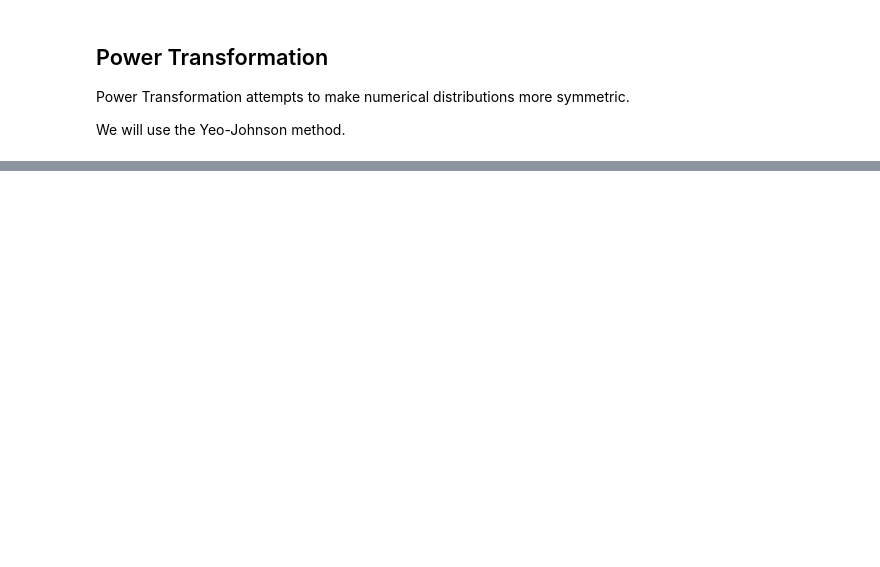
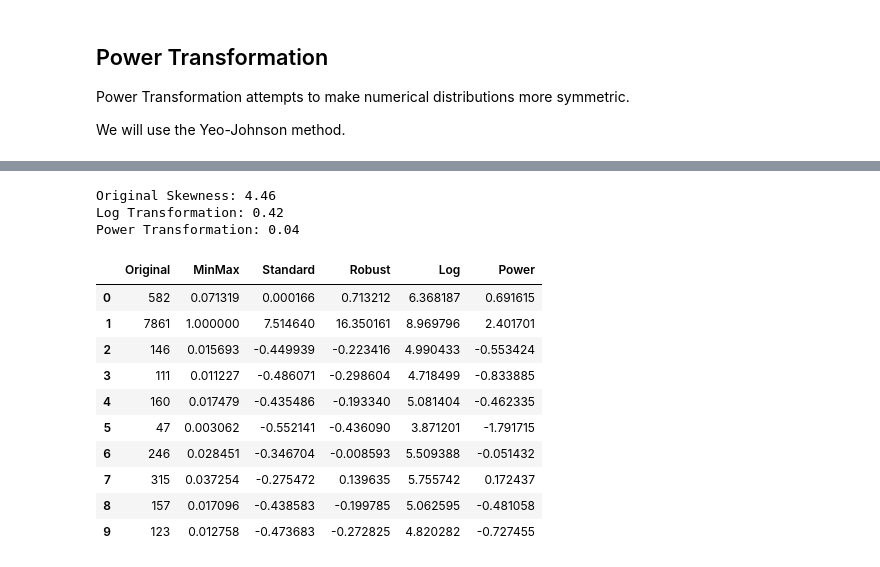
Before and after one commit to Kainatfatima0311/machine-learning-beginner-to-advanced, a Jupyter notebook: Data-Preprocessing/18_data_consistency_and_standardization.ipynb, the cells around one changed output, grey strips where cells are left out. Saved outputs shown, nothing was run; the diff lists cells and outputs as text; code cells hidden in the pictures; blank space fills up the shorter version.

Commit message:
Add data consistency and standardization

```diff
--- a/Data-Preprocessing/18_data_consistency_and_standardization.ipynb
+++ b/Data-Preprocessing/18_data_consistency_and_standardization.ipynb
@@ -33,7 +33,7 @@ from sklearn.preprocessing import (
 )
 # %%
 df = pd.read_csv(
-    "../datasets/heart_failure_clinical_records_dataset-selected-columns.csv"
+    "../heart_failure_clinical_records_dataset-selected-columns.csv"
 )
 
 df.head()
@@ -279,3 +448,26 @@ print(
 Power Transformation attempts to make numerical distributions more symmetric.
 
 We will use the Yeo-Johnson method.
+# %%
+power_feature = "creatinine_phosphokinase"
+
+power_transformer = PowerTransformer(
+    method="yeo-johnson"
+)
+
+power_values = power_transformer.fit_transform(
+    df[[power_feature]]
+)
+
+df_power = df.copy()
+
+df_power[
+    "creatinine_phosphokinase_power"
+] = power_values.flatten()
+
+df_power[
+    [
+        power_feature,
+        "creatinine_phosphokinase_power"
+    ]
+].head()
@@ -281,0 +481,46 @@ We will use the Yeo-Johnson method.
+# %%
+power_skew = df_power[
+    "creatinine_phosphokinase_power"
+].skew()
+
+print(
+    "Original Skewness:",
+    round(original_skew, 2)
+)
+
+print(
+    "Log Transformation:",
+    round(log_skew, 2)
+)
+
+print(
+    "Power Transformation:",
+    round(power_skew, 2)
+)
+# %% [output]
+Original Skewness: 4.46
+Log Transformation: 0.42
+Power Transformation: 0.04
+# %%
+final_comparison = pd.DataFrame({
+    "Original": df["creatinine_phosphokinase"],
+    "MinMax": df_minmax["creatinine_phosphokinase"],
+    "Standard": df_standard["creatinine_phosphokinase"],
+    "Robust": df_robust["creatinine_phosphokinase"],
+    "Log": df_log["creatinine_phosphokinase_log"],
+    "Power": df_power["creatinine_phosphokinase_power"]
+})
+
+final_comparison.head(10)
+# %% [output]
+|  | Original | MinMax | Standard | Robust | Log | Power |
+| 0 | 582 | 0.071319 | 0.000166 | 0.713212 | 6.368187 | 0.691615 |
+| 1 | 7861 | 1.000000 | 7.514640 | 16.350161 | 8.969796 | 2.401701 |
+| 2 | 146 | 0.015693 | -0.449939 | -0.223416 | 4.990433 | -0.553424 |
+| 3 | 111 | 0.011227 | -0.486071 | -0.298604 | 4.718499 | -0.833885 |
+| 4 | 160 | 0.017479 | -0.435486 | -0.193340 | 5.081404 | -0.462335 |
+| 5 | 47 | 0.003062 | -0.552141 | -0.436090 | 3.871201 | -1.791715 |
+| 6 | 246 | 0.028451 | -0.346704 | -0.008593 | 5.509388 | -0.051432 |
+| 7 | 315 | 0.037254 | -0.275472 | 0.139635 | 5.755742 | 0.172437 |
+| 8 | 157 | 0.017096 | -0.438583 | -0.199785 | 5.062595 | -0.481058 |
+| 9 | 123 | 0.012758 | -0.473683 | -0.272825 | 4.820282 | -0.727455 |
```
Also changed, not shown: parts of 21 cells of this notebook.
